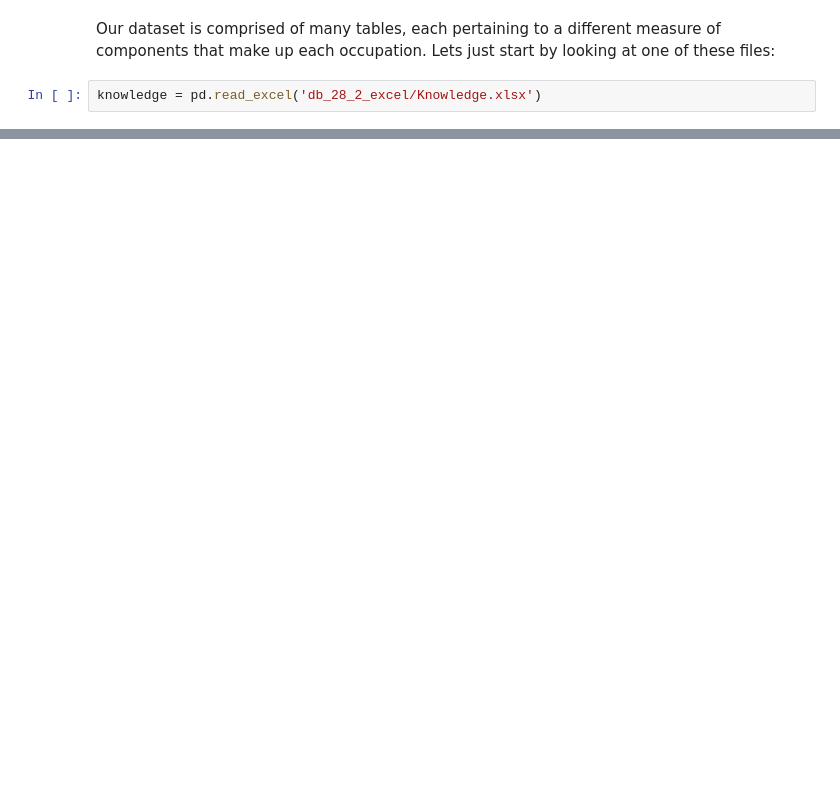
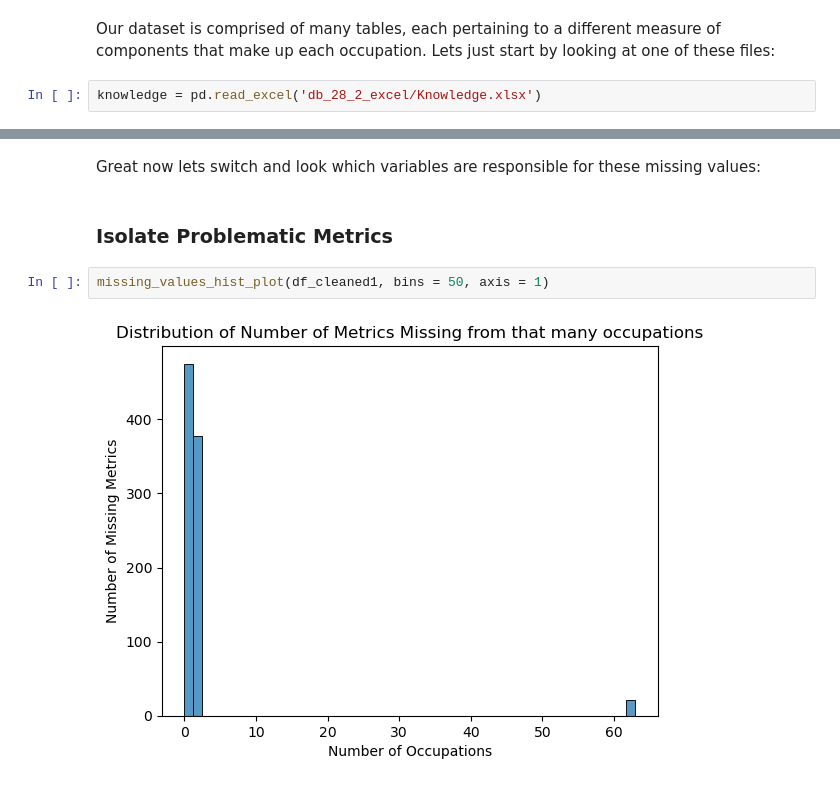
Before and after one commit to jasondetaylor/Occupational_Map_WIP, a Jupyter notebook: Occupational Map.ipynb, the cells around one changed output, grey strips where cells are left out. Cells and saved outputs as stored; diff of their text form; blank space fills up the shorter version.

```diff
--- a/Occupational Map.ipynb
+++ b/Occupational Map.ipynb
@@ -99,0 +152,8 @@ df_pivoted.head()
+# %% [markdown]
+Great now lets switch and look which variables are responsible for these missing values:
+# %% [markdown]
+### Isolate Problematic Metrics
+# %%
+missing_values_hist_plot(df_cleaned1, bins = 50, axis = 1)
+# %% [output]
+[figure, added]
```
Also changed, not shown: parts of 34 cells of this notebook.
